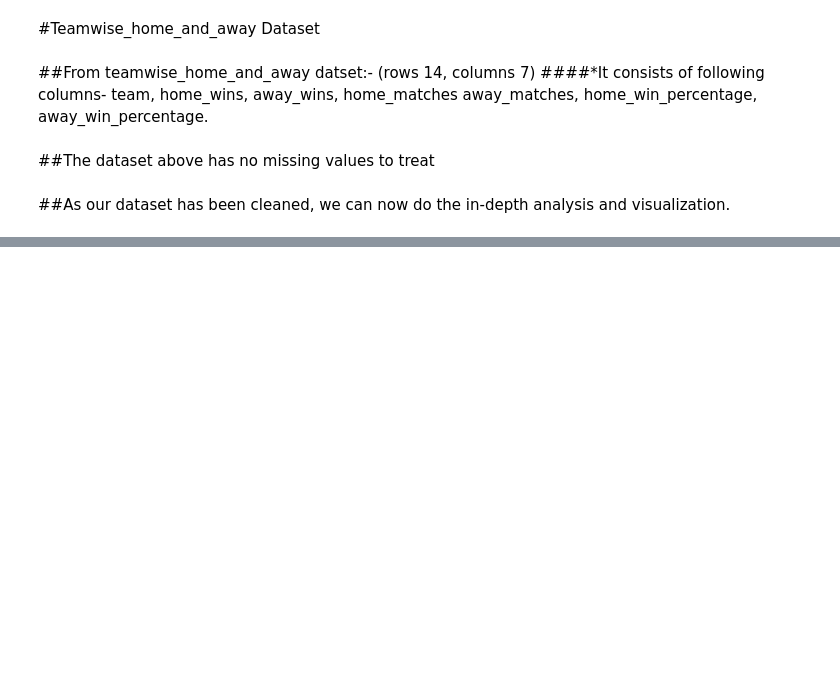
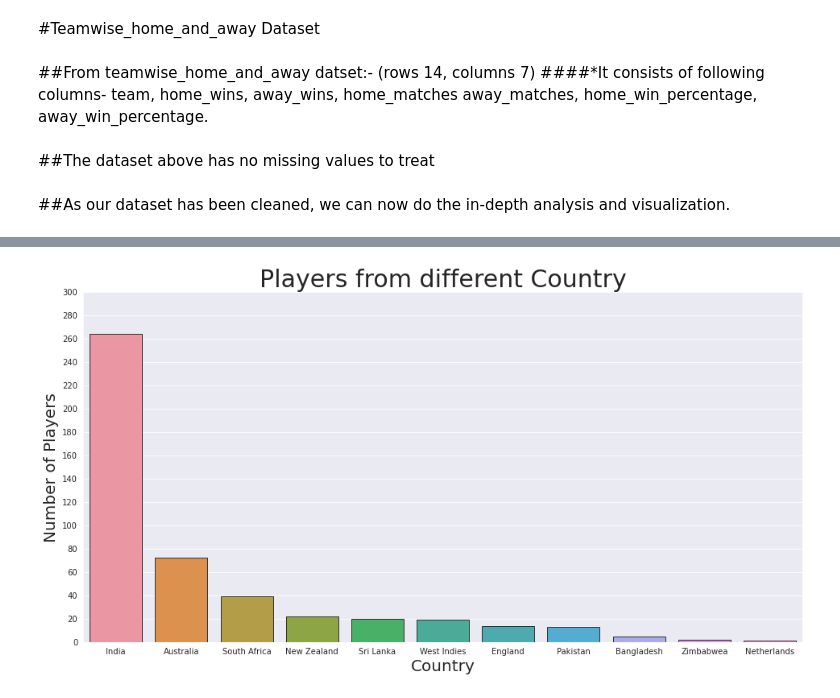
Before and after one commit to Pradip240/IPL-T20-Cricket-Analysis, a Jupyter notebook: IPL_T20_Cricket_Analysis_Capstone_Project.ipynb, the cells around one changed output, grey strips where cells are left out. Drawn from its saved outputs; the diff is of its cells as text; code cells hidden in the pictures; blank space fills up the shorter version.

```diff
--- a/IPL_T20_Cricket_Analysis_Capstone_Project.ipynb
+++ b/IPL_T20_Cricket_Analysis_Capstone_Project.ipynb
@@ -234,0 +237,10 @@ ipl_df5.isnull().sum()
+# %%
+# Input file path
+path = '/content/drive/MyDrive/Capstone Project/'
+# individual data frame
+players_df = pd.read_excel(path + 'Players.xlsx')
+deliveries_df = pd.read_csv(path + 'deliveries.csv')
+matches_df = pd.read_csv(path + 'matches.csv')
+teams_df = pd.read_csv(path + 'teams.csv')
+most_runs_average_strikerate_df = pd.read_csv(path + 'most_runs_average_strikerate.csv')
+teamwise_home_and_away_df = pd.read_csv(path + 'teamwise_home_and_away.csv')
@@ -234,0 +253,16 @@ ipl_df5.isnull().sum()
+# %%
+player_country_data = players_df.groupby('Country').count().reset_index()
+player_country_data.sort_values('Player_Name', ignore_index=True, ascending=False, inplace=True)
+fig, axes = plt.subplots(figsize=(16,8))
+sns.set_style("darkgrid")
+sns.barplot(x='Country', y='Player_Name', ax=axes, data=player_country_data,linewidth=1,edgecolor='0.2')
+axes.set_yticks(range(0,301,20))
+axes.set_xlabel('Country', size=20)
+axes.set_ylabel('Number of Players', size=20)
+axes.set_title('Players from different Country', size=30)
+for tick in axes.xaxis.get_major_ticks():
+    tick.label.set_fontsize(10)
+for tick in axes.yaxis.get_major_ticks():
+    tick.label.set_fontsize(10)
+# %% [output]
+[figure, added]
```
Also changed, not shown: parts of 20 cells of this notebook.
